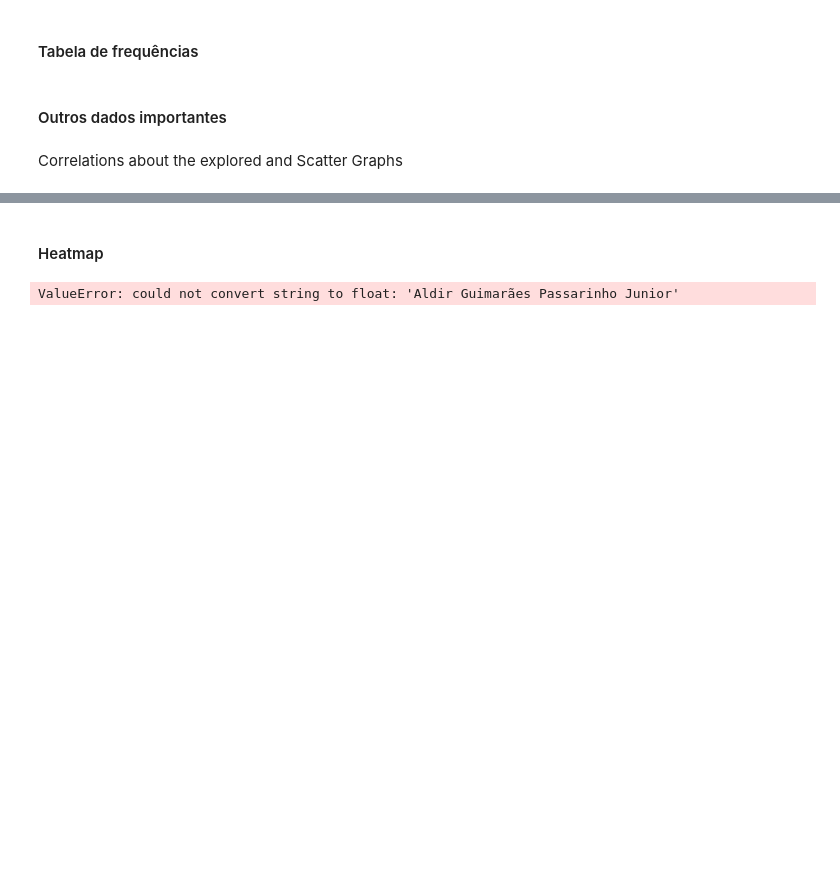
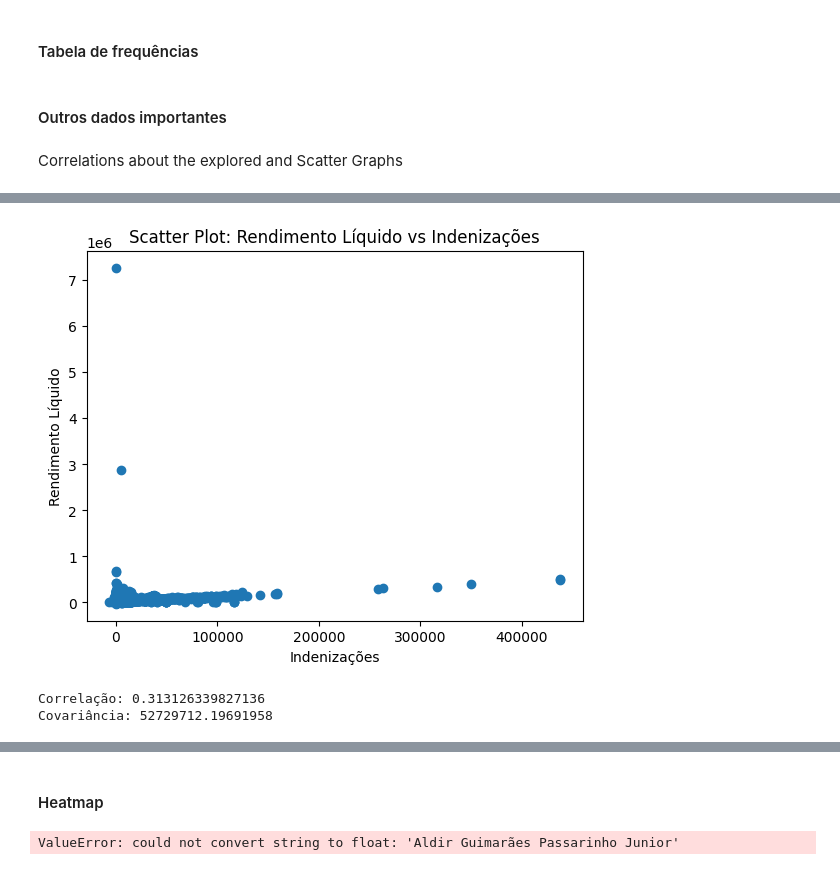
Before and after one commit to ThiagoCGGodoi/CDadosP2, a Jupyter notebook: P2.ipynb, the cells around one changed output, grey strips where cells are left out. Saved outputs shown, nothing was run; the diff lists cells and outputs as text; code cells hidden in the pictures; blank space fills up the shorter version.

```diff
--- a/P2.ipynb
+++ b/P2.ipynb
@@ -368,0 +419,25 @@ Correlations about the explored and Scatter Graphs
+# %%
+#RL e Indenizações Scatter
+
+plt.scatter(df['indenizacoes'],df['rendimento_liquido'])
+
+plt.xlabel('Indenizações')
+plt.ylabel('Rendimento Líquido')
+
+plt.title('Scatter Plot: Rendimento Líquido vs Indenizações')
+
+plt.show()
+
+# Calcular a correlação
+correlacao = df['indenizacoes'].corr(df['rendimento_liquido'])
+
+# Calcular a covariância
+covariancia = df['indenizacoes'].cov(df['rendimento_liquido'])
+
+# Exibir os resultados
+print(f'Correlação: {correlacao}')
+print(f'Covariância: {covariancia}')
+# %% [output]
+[figure, added]
+Correlação: 0.313126339827136
+Covariância: 52729712.19691958
```
Also changed, not shown: parts of 10 cells of this notebook.
